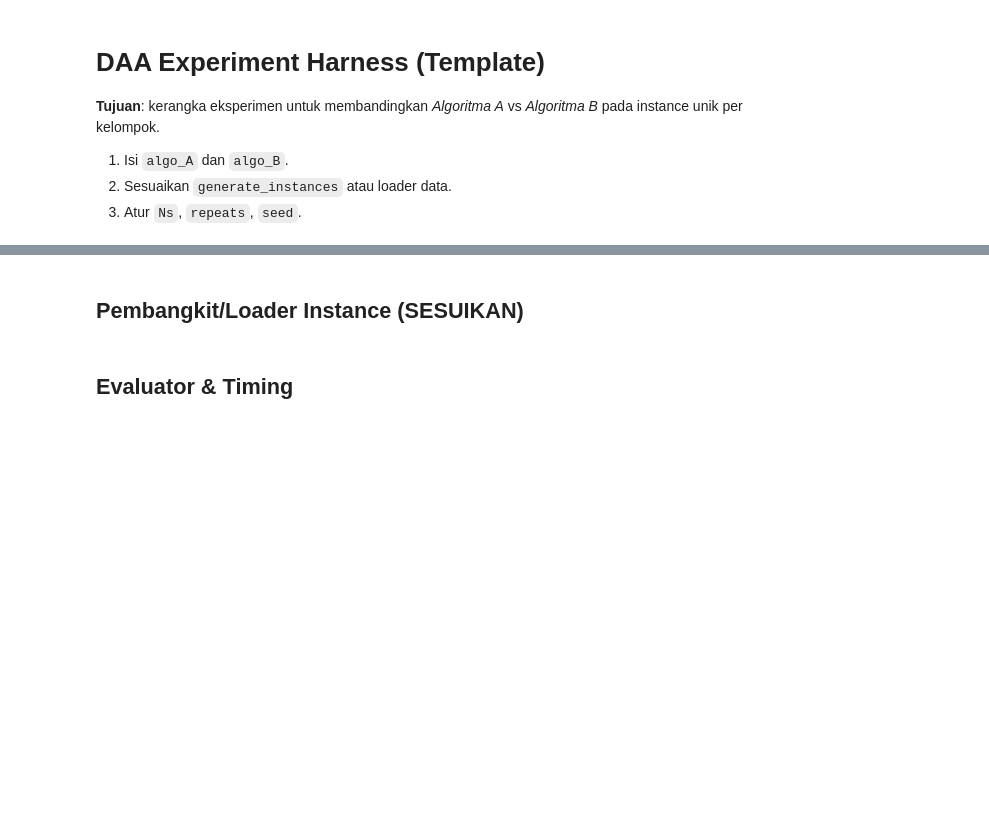
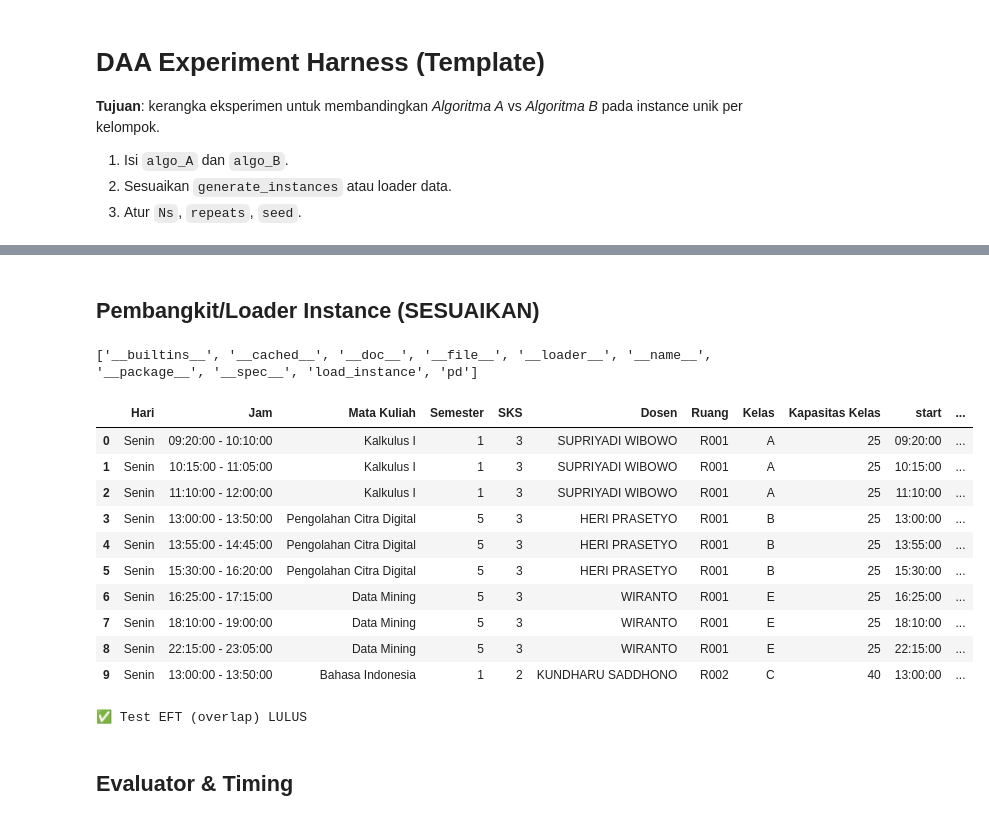
Before and after one commit to rrrambatsigma/DAA_Kelompok4_KelasA_IntSched, a Jupyter notebook: notebook/01 Bentuk Jupyter File Project.ipynb, the cells around one changed output, grey strips where cells are left out. Cells and saved outputs as stored; diff of their text form; code cells hidden in the pictures; blank space fills up the shorter version.

```diff
--- a/notebook/01 Bentuk Jupyter File Project.ipynb
+++ b/notebook/01 Bentuk Jupyter File Project.ipynb
@@ -50,2 +258,2 @@ def algo_B(instance):
 # %% [markdown]
-## Pembangkit/Loader Instance (SESUIKAN)
+## Pembangkit/Loader Instance (SESUAIKAN)
@@ -57,0 +260,29 @@ def generate_instances(n:int, seed:int=42):
+# %%
+import sys                     # O(1)
+import os                      # O(1)
+
+# Menambahkan path folder ../src ke Python path
+sys.path.append(               # O(1)
+    os.path.abspath("../src")  # O(1)
+)
+
+import loader                  # O(1)
+print(dir(loader))             # O(m)
+# %% [output]
+['__builtins__', '__cached__', '__doc__', '__file__', '__loader__', '__name__', '__package__', '__spec__', 'load_instance', 'pd']
+# %%
+from loader import load_instance #O(1)
+df = load_instance("../data/normalized_fix.csv") #O(n)
+df.head(10) #O(1)
+# %% [output]
+|  | Hari | Jam | Mata Kuliah | Semester | SKS | Dosen | Ruang | Kelas | Kapasitas Kelas | start | ... |
+| 0 | Senin | 09:20:00 - 10:10:00 | Kalkulus I | 1 | 3 | SUPRIYADI WIBOWO | R001 | A | 25 | 09:20:00 | ... |
+| 1 | Senin | 10:15:00 - 11:05:00 | Kalkulus I | 1 | 3 | SUPRIYADI WIBOWO | R001 | A | 25 | 10:15:00 | ... |
+| 2 | Senin | 11:10:00 - 12:00:00 | Kalkulus I | 1 | 3 | SUPRIYADI WIBOWO | R001 | A | 25 | 11:10:00 | ... |
+| 3 | Senin | 13:00:00 - 13:50:00 | Pengolahan Citra Digital | 5 | 3 | HERI PRASETYO | R001 | B | 25 | 13:00:00 | ... |
+| 4 | Senin | 13:55:00 - 14:45:00 | Pengolahan Citra Digital | 5 | 3 | HERI PRASETYO | R001 | B | 25 | 13:55:00 | ... |
+| 5 | Senin | 15:30:00 - 16:20:00 | Pengolahan Citra Digital | 5 | 3 | HERI PRASETYO | R001 | B | 25 | 15:30:00 | ... |
+| 6 | Senin | 16:25:00 - 17:15:00 | Data Mining | 5 | 3 | WIRANTO | R001 | E | 25 | 16:25:00 | ... |
+| 7 | Senin | 18:10:00 - 19:00:00 | Data Mining | 5 | 3 | WIRANTO | R001 | E | 25 | 18:10:00 | ... |
+| 8 | Senin | 22:15:00 - 23:05:00 | Data Mining | 5 | 3 | WIRANTO | R001 | E | 25 | 22:15:00 | ... |
+| 9 | Senin | 13:00:00 - 13:50:00 | Bahasa Indonesia | 1 | 2 | KUNDHARU SADDHONO | R002 | C | 40 | 13:00:00 | ... |
@@ -58,2 +313,6 @@ def generate_instances(n:int, seed:int=42):
+# %%
+test_eft_overlap()
+# %% [output]
+✅ Test EFT (overlap) LULUS
 # %% [markdown]
 ## Evaluator & Timing
```
Also changed, not shown: parts of 31 cells of this notebook, 10 other files.
